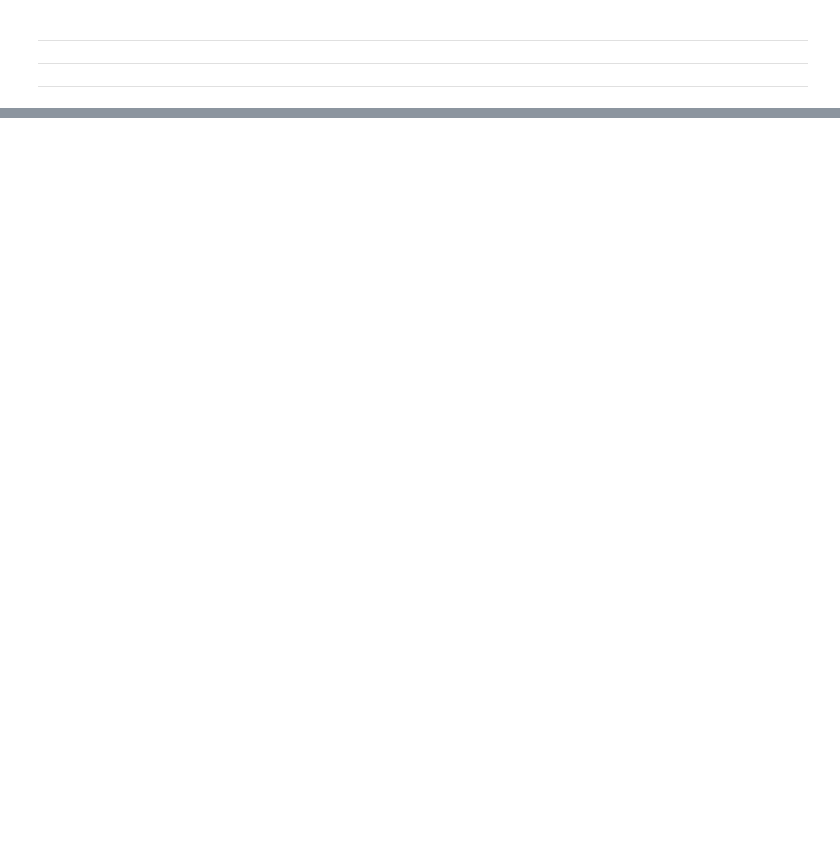
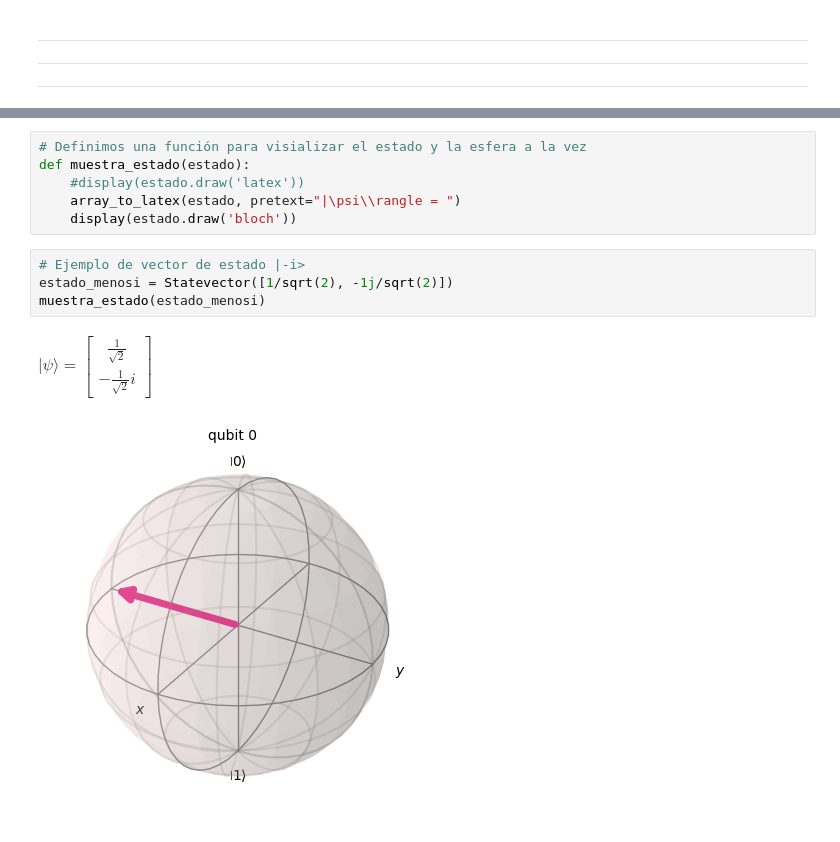
Before and after one commit to tarabelo/2024-EInvierno-CAPAP-H, a Jupyter notebook: Bits_y_Cúbits.ipynb, the cells around one changed output, grey strips where cells are left out. Drawn from its saved outputs; the diff is of its cells as text; blank space fills up the shorter version.

```diff
--- a/Bits_y_Cúbits.ipynb
+++ b/Bits_y_Cúbits.ipynb
@@ -303,0 +477,18 @@ Se puede comprobar que $CNOT = CNOT^{-1}$
+# %%
+# Definimos una función para visializar el estado y la esfera a la vez
+def muestra_estado(estado):
+    #display(estado.draw('latex'))
+    array_to_latex(estado, pretext="|\psi\\rangle = ")
+    display(estado.draw('bloch'))
+# %%
+# Ejemplo de vector de estado |-i>
+estado_menosi = Statevector([1/sqrt(2), -1j/sqrt(2)])
+muestra_estado(estado_menosi)
+# %% [output]
+$\displaystyle
+|\psi\rangle = \begin{bmatrix}
+\tfrac{1}{\sqrt{2}} \\
+-\tfrac{1}{\sqrt{2}}i
+\end{bmatrix}
+$
+[figure, added]
```
Also changed, not shown: parts of 15 cells of this notebook.
